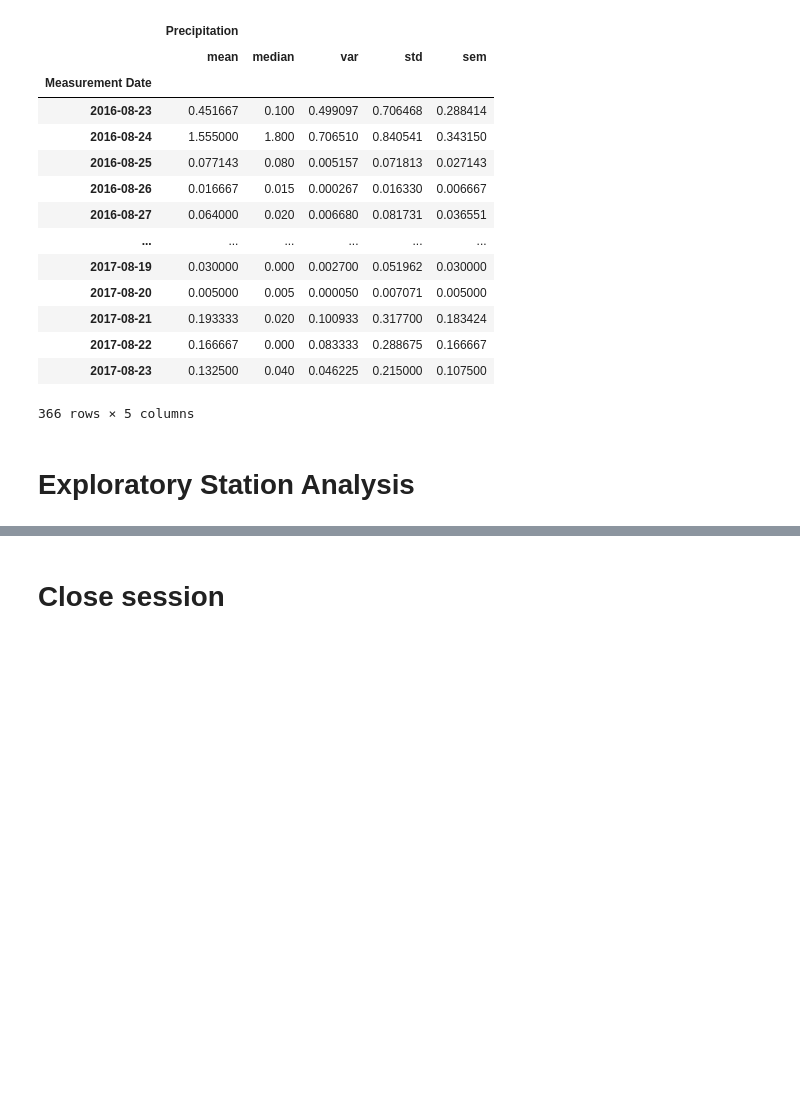
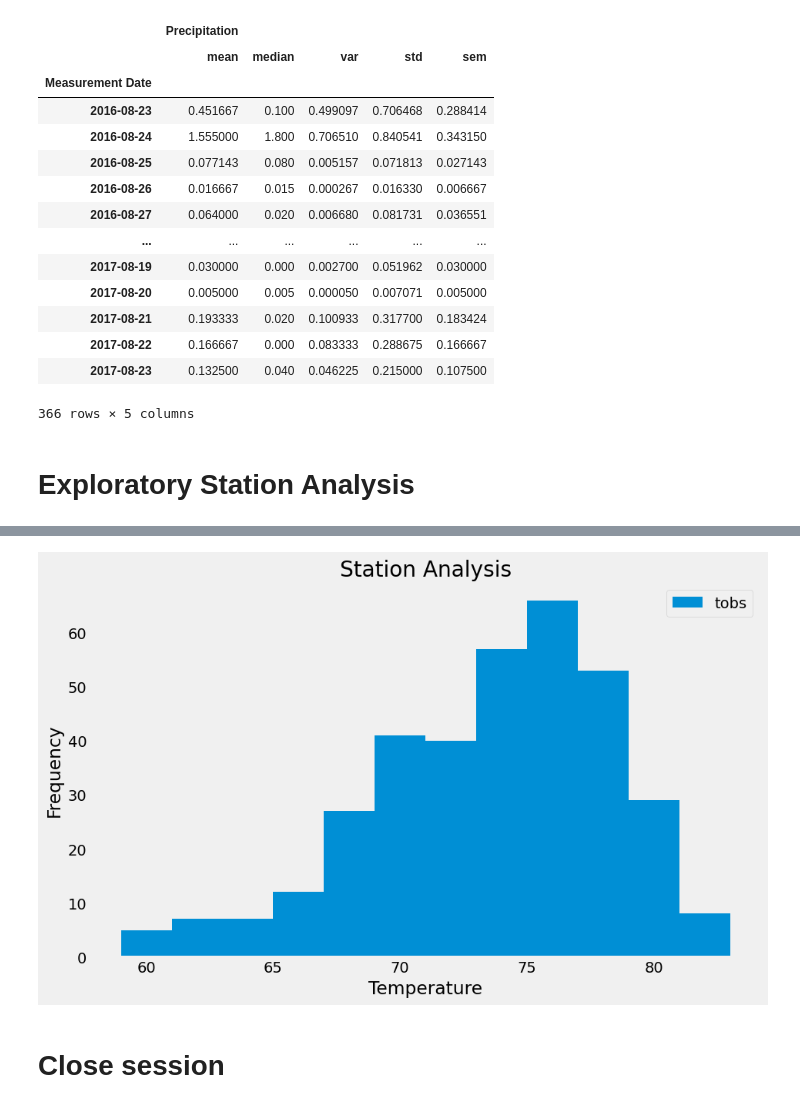
Before and after one commit to Sundakiy/sqlalchemy-challenge, a Jupyter notebook: SurfsUp/climate_starter.ipynb, the cells around one changed output, grey strips where cells are left out. Drawn from its saved outputs; the diff is of its cells as text; code cells hidden in the pictures; blank space fills up the shorter version.

```diff
--- a/SurfsUp/climate_starter.ipynb
+++ b/SurfsUp/climate_starter.ipynb
@@ -17,7 +17,7 @@ from sqlalchemy.orm import Session
 from sqlalchemy import create_engine, inspect, func, distinct
 # %%
 # create engine to hawaii.sqlite
-engine = create_engine("sqlite:///Resources/hawaii.sqlite", echo=True)
+engine = create_engine("sqlite:///Resources/hawaii.sqlite")
 # %%
 # reflect an existing database into a new model
 Base = automap_base()
@@ -311,3 +294,9 @@ precipitation_statistics_table
 # %%
 # Using the most active station id
 # Query the last 12 months of temperature observation data for this station and plot the results as a histogram
+last_12months = session.query(Measurement.date,Measurement.tobs).filter(Measurement.date >= "2016-08-23").\
+filter(Measurement.station == 'USC00519281').order_by(Measurement.date).all()
+# %%
+station_temp_df = pd.DataFrame(data=last_12months).set_index('date')
+station_temp_df
+# station_temp_df.dropna()
@@ -314,3 +318,16 @@ precipitation_statistics_table
+# %%
+# plot the results as a histogram
+plt.figure(figsize=(10,6))
+plt.hist(station_temp_df ['tobs'], bins = 12)
+plt.grid()
+plt.title("Station Analysis")
+plt.xlabel("Temperature")
+plt.savefig("Station analysis.png")
+plt.ylabel("Frequency")
+plt.legend(["tobs"])
+plt.show()
+# %% [output]
+[figure, added]
 # %% [markdown]
 # Close session
 # %%
```
Also changed, not shown: parts of 17 cells of this notebook, 2 other files.
